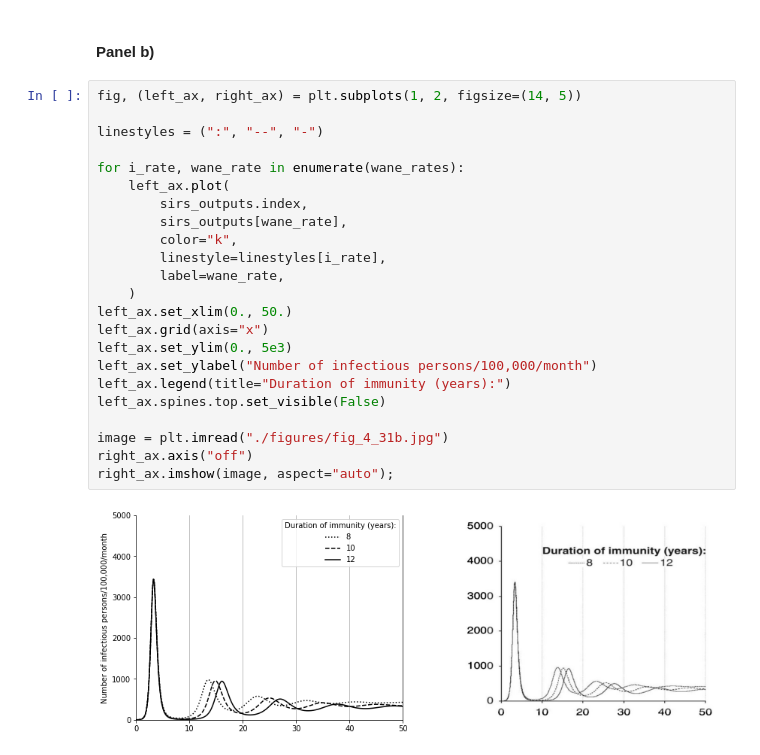
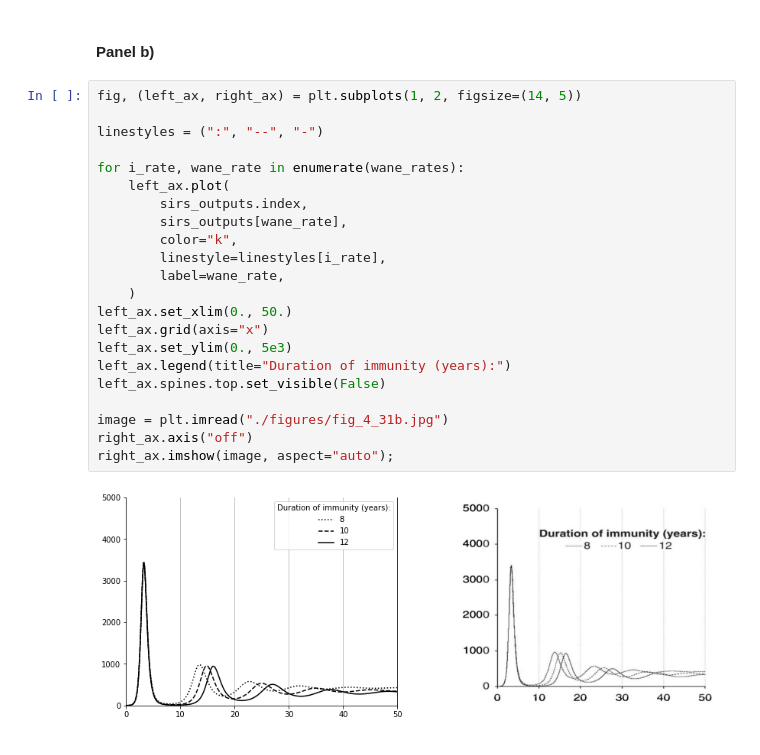
Before and after one commit to monash-emu/summer-vynnycky-white-validation, a Jupyter notebook: text_figures/4_31.ipynb, the cells around one changed output. Cells and saved outputs as stored; diff of their text form.

```diff
--- a/text_figures/4_31.ipynb
+++ b/text_figures/4_31.ipynb
@@ -193,25 +193,24 @@ sirs_outputs.index = sirs_outputs.index / 365.
 # %%
 fig, (left_ax, right_ax) = plt.subplots(1, 2, figsize=(14, 5))
 
 linestyles = (":", "--", "-")
 
 for i_rate, wane_rate in enumerate(wane_rates):
     left_ax.plot(
         sirs_outputs.index,
         sirs_outputs[wane_rate],
         color="k",
         linestyle=linestyles[i_rate],
         label=wane_rate,
     )
 left_ax.set_xlim(0., 50.)
 left_ax.grid(axis="x")
 left_ax.set_ylim(0., 5e3)
-left_ax.set_ylabel("Number of infectious persons/100,000/month")
 left_ax.legend(title="Duration of immunity (years):")
 left_ax.spines.top.set_visible(False)
 
 image = plt.imread("./figures/fig_4_31b.jpg")
 right_ax.axis("off")
 right_ax.imshow(image, aspect="auto");
 # %% [output]
-[figure, old version]
+[figure, new version]
```
